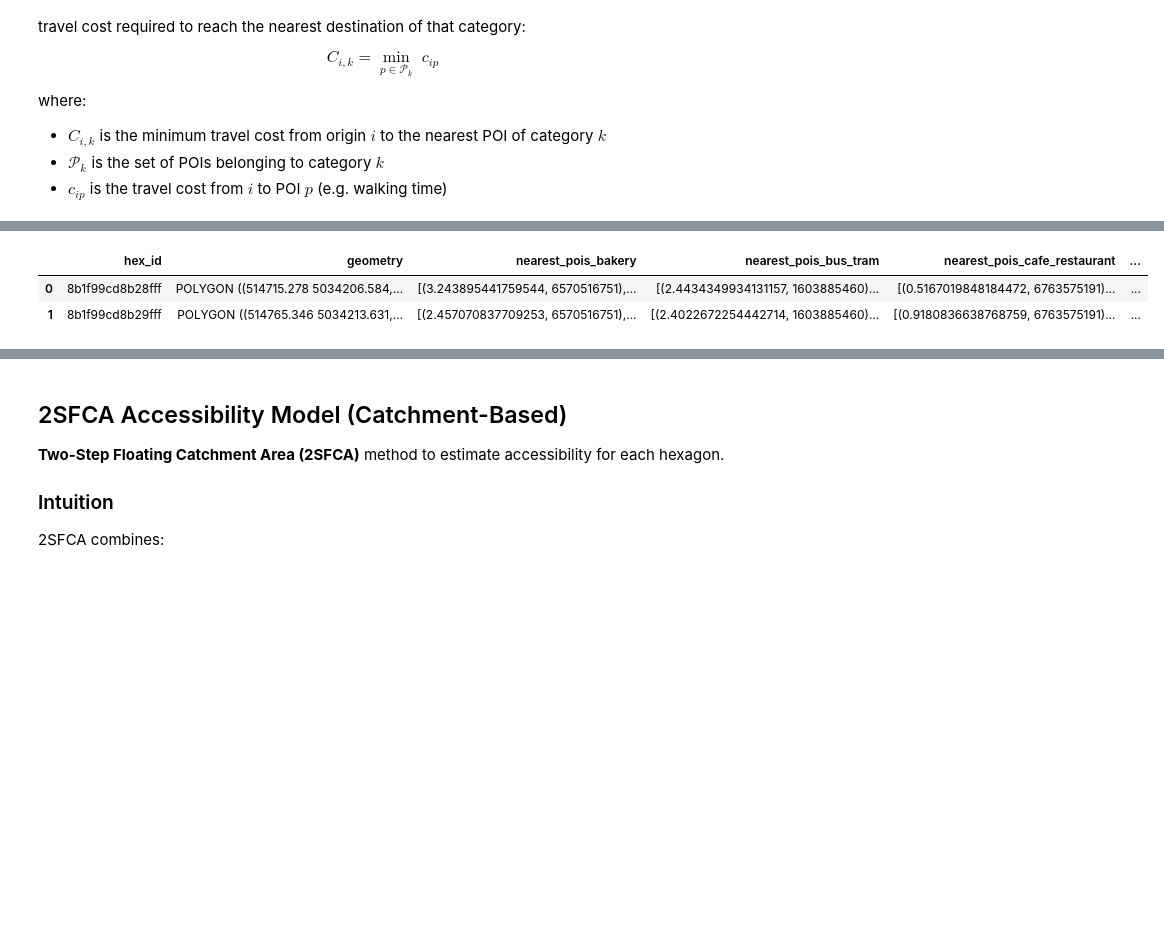
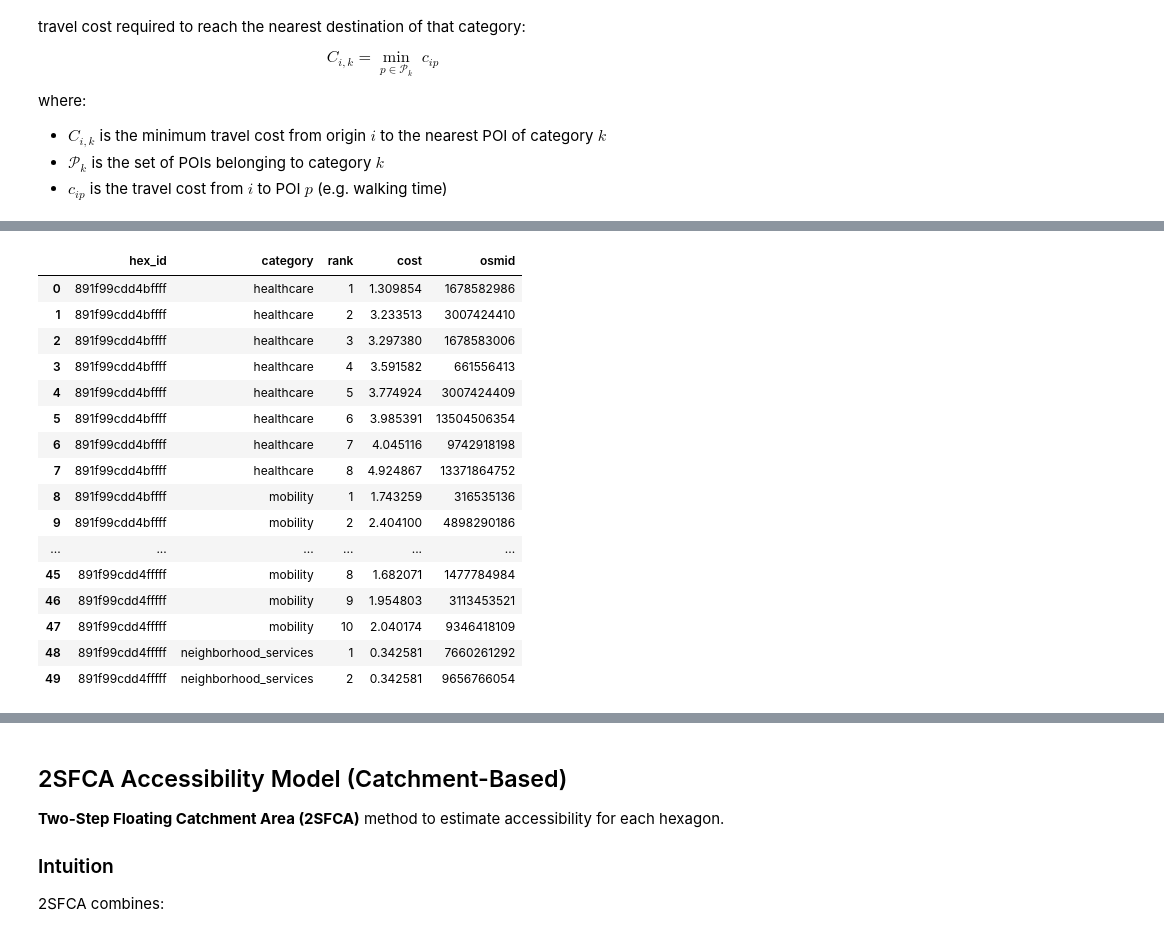
Before and after one commit to TransformTransport/accessX, a Jupyter notebook: notebook_tester.ipynb, the cells around one changed output, grey strips where cells are left out. Saved outputs shown, nothing was run; the diff lists cells and outputs as text; code cells hidden in the pictures; blank space fills up the shorter version.

```diff
--- a/notebook_tester.ipynb
+++ b/notebook_tester.ipynb
@@ -12,3 +15,15 @@ from geopandas import read_file
 # %% [markdown]
 ## Define AOI & Create Hexagons
+# %%
+bbox_milano = (
+    9.1860,   # minx (lon)
+    45.4620,  # miny (lat)
+    9.1960,   # maxx (lon)
+    45.4680,  # maxy (lat)
+)
+
+data_path = 'data/milan'
+area_file = data_path + '/area/milano_shapefile/A090101_ComuneMilano.shp'
+city_epsg = 32632
+buffer=100
 # %%
@@ -269,15 +258,15 @@ pois_default.to_file('data/pois/pois_default.geojson', driver="GeoJSON")
 # %%
 # read street network
 G_proj = load_graph(
-    nodes_path="data/street_network/graph_with_cost_nodes_OSM.geojson",
-    edges_path="data/street_network/graph_with_cost_edges_OSM.geojson",
+    nodes_path=data_path + "/street_network/graph_with_cost_nodes_OSM.geojson",
+    edges_path=data_path + "/street_network/graph_with_cost_edges_OSM.geojson",
     crs=32632
 )
 
 # read hex-grid
-hexes_proj = read_file('data/area/hexes.geojson')
+hexes_proj = read_file(data_path + '/area/hexes.geojson')
 
-pois_default = read_file('data/pois/pois_default.geojson')
+pois_default = read_file(data_path + '/pois/pois_default.geojson')
 # %% [markdown]
 ### Cumulative Opportunities Accessibility (per category)
 
@@ -329,10 +380,32 @@ gdf_access_nearest.head(2)
 # %%
-gdf_access_nearest_9 = compute_nearest_poi_cost(G_proj, hexes_proj, pois_default, max_cost=15,number_of_nearest=9, poi_id_col='osmid', cost_attr="avg_time", max_distance_from_graph=200)
-gdf_access_nearest_9.head(2)
+gdf_access_nearest_9 = compute_nearest_poi_cost(G_proj,
+                                                hexes_proj,
+                                                pois_default,
+                                                max_cost=5,
+                                                number_of_nearest=9,
+                                                poi_id_col='osmid',
+                                                cost_attr="avg_time",
+                                                output="long", #, "long", "wide"
+                                                max_distance_from_graph=200)
+gdf_access_nearest_9.head(50)
 # %% [output]
-|  | hex_id | geometry | nearest_pois_bakery | nearest_pois_bus_tram | nearest_pois_cafe_restaurant | ... |
-| 0 | 8b1f99cd8b28fff | POLYGON ((514715.278 5034206.584,... | [(3.243895441759544, 6570516751),... | [(2.4434349934131157, 1603885460)... | [(0.5167019848184472, 6763575191)... | ... |
-| 1 | 8b1f99cd8b29fff | POLYGON ((514765.346 5034213.631,... | [(2.457070837709253, 6570516751),... | [(2.4022672254442714, 1603885460)... | [(0.9180836638768759, 6763575191)... | ... |
+|  | hex_id | category | rank | cost | osmid |
+| 0 | 891f99cdd4bffff | healthcare | 1 | 1.309854 | 1678582986 |
+| 1 | 891f99cdd4bffff | healthcare | 2 | 3.233513 | 3007424410 |
+| 2 | 891f99cdd4bffff | healthcare | 3 | 3.297380 | 1678583006 |
+| 3 | 891f99cdd4bffff | healthcare | 4 | 3.591582 | 661556413 |
+| 4 | 891f99cdd4bffff | healthcare | 5 | 3.774924 | 3007424409 |
+| 5 | 891f99cdd4bffff | healthcare | 6 | 3.985391 | 13504506354 |
+| 6 | 891f99cdd4bffff | healthcare | 7 | 4.045116 | 9742918198 |
+| 7 | 891f99cdd4bffff | healthcare | 8 | 4.924867 | 13371864752 |
+| 8 | 891f99cdd4bffff | mobility | 1 | 1.743259 | 316535136 |
+| 9 | 891f99cdd4bffff | mobility | 2 | 2.404100 | 4898290186 |
+| ... | ... | ... | ... | ... | ... |
+| 45 | 891f99cdd4fffff | mobility | 8 | 1.682071 | 1477784984 |
+| 46 | 891f99cdd4fffff | mobility | 9 | 1.954803 | 3113453521 |
+| 47 | 891f99cdd4fffff | mobility | 10 | 2.040174 | 9346418109 |
+| 48 | 891f99cdd4fffff | neighborhood_services | 1 | 0.342581 | 7660261292 |
+| 49 | 891f99cdd4fffff | neighborhood_services | 2 | 0.342581 | 9656766054 |
 # %% [markdown]
 ### Weighted Hansen Accessibility (per POI and per category)
 
```
Also changed, not shown: parts of 25 cells of this notebook.
